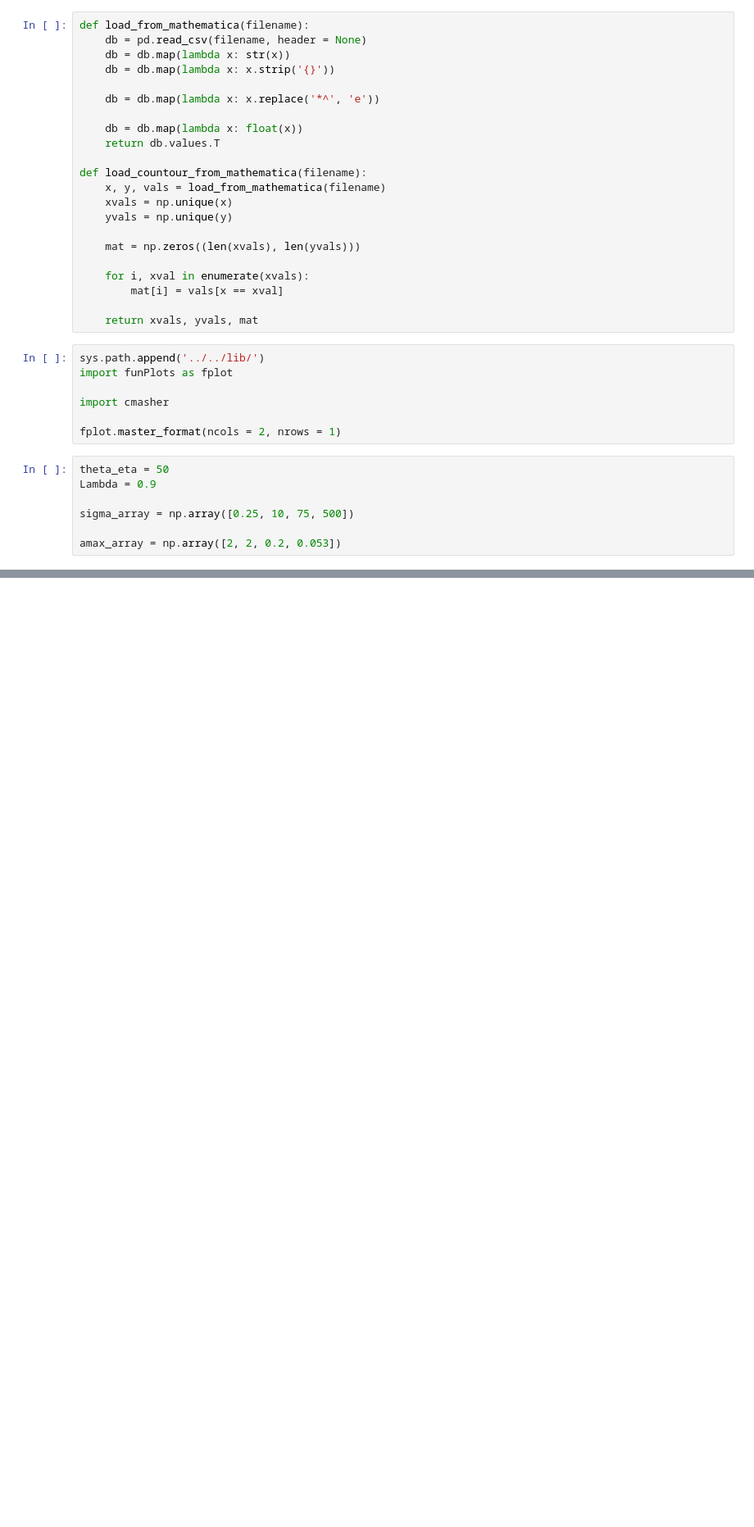
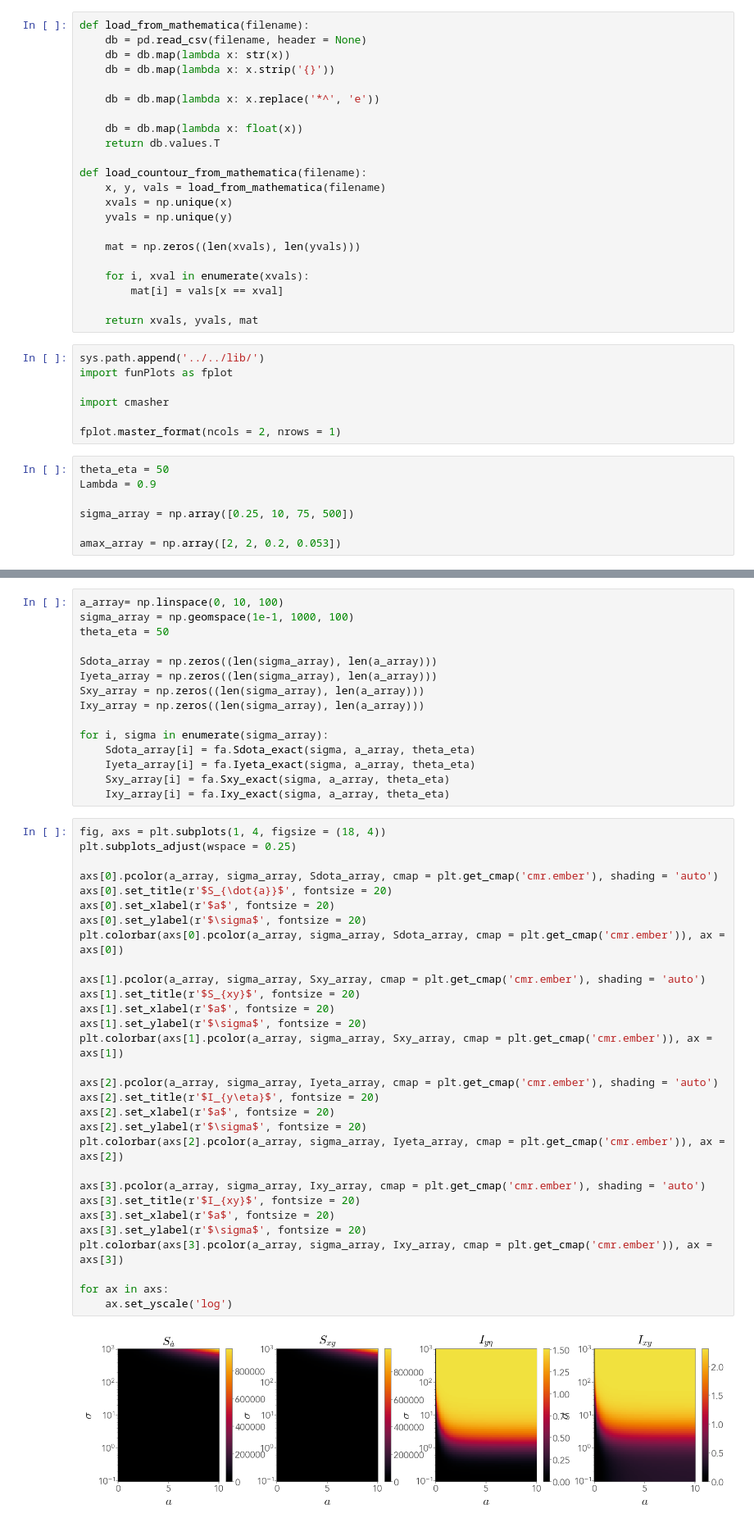
Before and after one commit to giorgionicoletti/InfoTrasduction, a Jupyter notebook: notebooks/FiguresSM.ipynb, the cells around one changed output, grey strips where cells are left out. Shown at 82% size. Cells and saved outputs as stored; diff of their text form; blank space fills up the shorter version.

```diff
--- a/notebooks/FiguresSM.ipynb
+++ b/notebooks/FiguresSM.ipynb
@@ -114,0 +144,47 @@ Text(0, 0.5, '$L$')
+# %%
+a_array= np.linspace(0, 10, 100)
+sigma_array = np.geomspace(1e-1, 1000, 100)
+theta_eta = 50
+
+Sdota_array = np.zeros((len(sigma_array), len(a_array)))
+Iyeta_array = np.zeros((len(sigma_array), len(a_array)))
+Sxy_array = np.zeros((len(sigma_array), len(a_array)))
+Ixy_array = np.zeros((len(sigma_array), len(a_array)))
+
+for i, sigma in enumerate(sigma_array):
+    Sdota_array[i] = fa.Sdota_exact(sigma, a_array, theta_eta)
+    Iyeta_array[i] = fa.Iyeta_exact(sigma, a_array, theta_eta)
+    Sxy_array[i] = fa.Sxy_exact(sigma, a_array, theta_eta)
+    Ixy_array[i] = fa.Ixy_exact(sigma, a_array, theta_eta)
+# %%
+fig, axs = plt.subplots(1, 4, figsize = (18, 4))
+plt.subplots_adjust(wspace = 0.25)
+
+axs[0].pcolor(a_array, sigma_array, Sdota_array, cmap = plt.get_cmap('cmr.ember'), shading = 'auto')
+axs[0].set_title(r'$S_{\dot{a}}$', fontsize = 20)
+axs[0].set_xlabel(r'$a$', fontsize = 20)
+axs[0].set_ylabel(r'$\sigma$', fontsize = 20)
+plt.colorbar(axs[0].pcolor(a_array, sigma_array, Sdota_array, cmap = plt.get_cmap('cmr.ember')), ax = axs[0])
+
+axs[1].pcolor(a_array, sigma_array, Sxy_array, cmap = plt.get_cmap('cmr.ember'), shading = 'auto')
+axs[1].set_title(r'$S_{xy}$', fontsize = 20)
+axs[1].set_xlabel(r'$a$', fontsize = 20)
+axs[1].set_ylabel(r'$\sigma$', fontsize = 20)
+plt.colorbar(axs[1].pcolor(a_array, sigma_array, Sxy_array, cmap = plt.get_cmap('cmr.ember')), ax = axs[1])
+
+axs[2].pcolor(a_array, sigma_array, Iyeta_array, cmap = plt.get_cmap('cmr.ember'), shading = 'auto')
+axs[2].set_title(r'$I_{y\eta}$', fontsize = 20)
+axs[2].set_xlabel(r'$a$', fontsize = 20)
+axs[2].set_ylabel(r'$\sigma$', fontsize = 20)
+plt.colorbar(axs[2].pcolor(a_array, sigma_array, Iyeta_array, cmap = plt.get_cmap('cmr.ember')), ax = axs[2])
+
+axs[3].pcolor(a_array, sigma_array, Ixy_array, cmap = plt.get_cmap('cmr.ember'), shading = 'auto')
+axs[3].set_title(r'$I_{xy}$', fontsize = 20)
+axs[3].set_xlabel(r'$a$', fontsize = 20)
+axs[3].set_ylabel(r'$\sigma$', fontsize = 20)
+plt.colorbar(axs[3].pcolor(a_array, sigma_array, Ixy_array, cmap = plt.get_cmap('cmr.ember')), ax = axs[3])
+
+for ax in axs:
+    ax.set_yscale('log')
+# %% [output]
+[figure, added]
```
Also changed, not shown: parts of 4 cells of this notebook, 13 other files.
